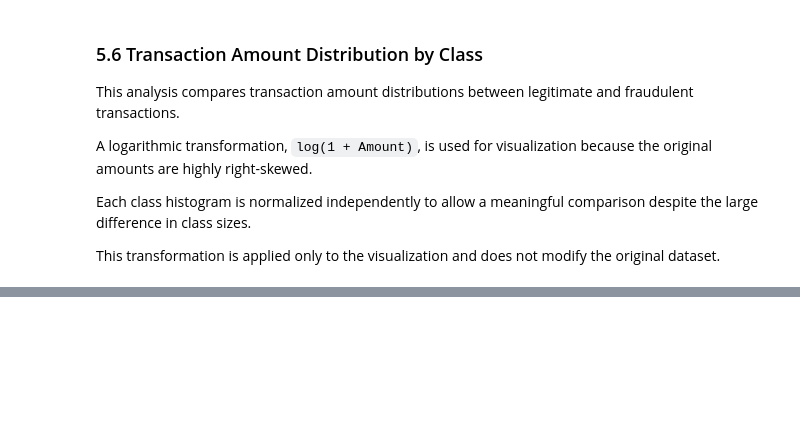
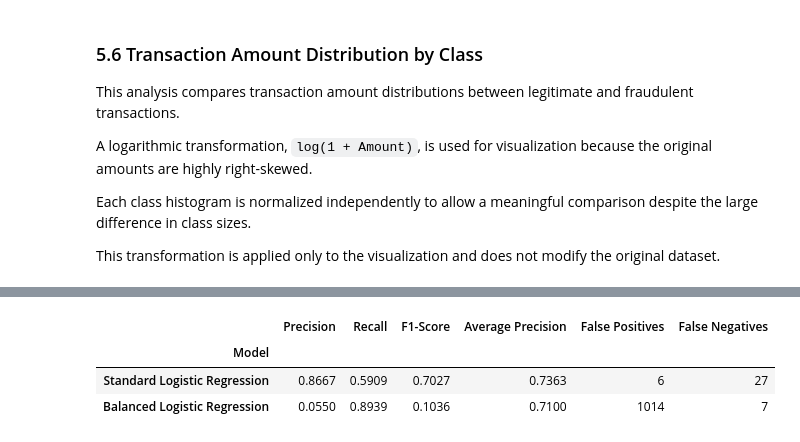
Before and after one commit to UbaidUllah777/Lab3-Fraud-Detection-Insurance-Cost-Prediction, a Jupyter notebook: Ubaid_Ullah_9110715_1_Lab3.ipynb, the cells around one changed output, grey strips where cells are left out. Drawn from its saved outputs; the diff is of its cells as text; code cells hidden in the pictures; blank space fills up the shorter version.

```diff
--- a/Ubaid_Ullah_9110715_1_Lab3.ipynb
+++ b/Ubaid_Ullah_9110715_1_Lab3.ipynb
@@ -574,0 +1349,83 @@ plt.show()
+# %%
+
+from sklearn.pipeline import Pipeline
+from sklearn.model_selection import train_test_split
+from sklearn.metrics import (
+    precision_score,
+    recall_score,
+    f1_score,
+    average_precision_score,
+    confusion_matrix
+)
+
+# Create a validation split using training data only
+X_dev, X_val, y_dev, y_val = train_test_split(
+    X_train,
+    y_train,
+    test_size=0.20,
+    random_state=42,
+    stratify=y_train
+)
+
+print("Development Set:", X_dev.shape)
+print("Validation Set:", X_val.shape)
+
+# Define two Logistic Regression configurations
+model_configs = {
+    "Standard Logistic Regression": None,
+    "Balanced Logistic Regression": "balanced"
+}
+
+validation_results = []
+
+for model_name, class_weight in model_configs.items():
+
+    # Build a leakage-safe preprocessing and model pipeline
+    model_pipeline = Pipeline([
+        ("scaler", StandardScaler()),
+        ("classifier", LogisticRegression(
+            solver="lbfgs",
+            max_iter=1000,
+            class_weight=class_weight,
+            random_state=42
+        ))
+    ])
+
+    # Fit only on development data
+    model_pipeline.fit(X_dev, y_dev)
+
+    # Predict using the independent validation subset
+    val_predictions = model_pipeline.predict(X_val)
+    val_probabilities = model_pipeline.predict_proba(X_val)[:, 1]
+
+    # Extract confusion matrix components
+    tn_val, fp_val, fn_val, tp_val = confusion_matrix(
+        y_val, val_predictions, labels=[0, 1]
+    ).ravel()
+
+    # Collect validation performance
+    validation_results.append({
+        "Model": model_name,
+        "Precision": precision_score(
+            y_val, val_predictions, zero_division=0
+        ),
+        "Recall": recall_score(
+            y_val, val_predictions, zero_division=0
+        ),
+        "F1-Score": f1_score(
+            y_val, val_predictions, zero_division=0
+        ),
+        "Average Precision": average_precision_score(
+            y_val, val_probabilities
+        ),
+        "False Positives": fp_val,
+        "False Negatives": fn_val
+    })
+
+# Display the model comparison
+validation_comparison = pd.DataFrame(validation_results)
+validation_comparison = validation_comparison.set_index("Model")
+
+print("\nTraining-Only Validation Comparison:")
+display(validation_comparison.round(4))
+# %% [output]
@@ -574,0 +1436,4 @@ plt.show()
+|  | Precision | Recall | F1-Score | Average Precision | False Positives | False Negatives |
+| Model |  |  |  |  |  |  |
+| Standard Logistic Regression | 0.8667 | 0.5909 | 0.7027 | 0.7363 | 6 | 27 |
+| Balanced Logistic Regression | 0.0550 | 0.8939 | 0.1036 | 0.7100 | 1014 | 7 |
```
Also changed, not shown: parts of 26 cells of this notebook.
